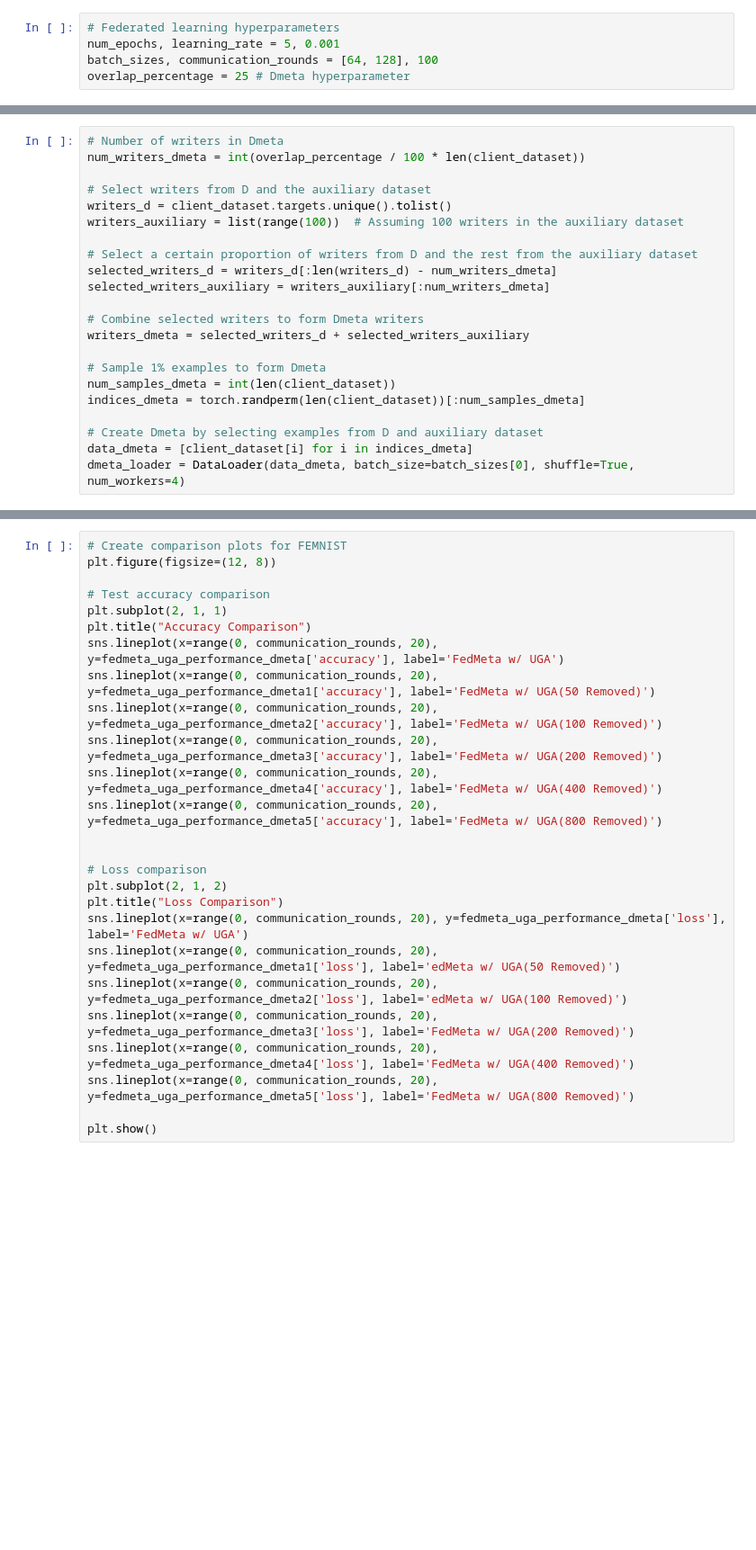
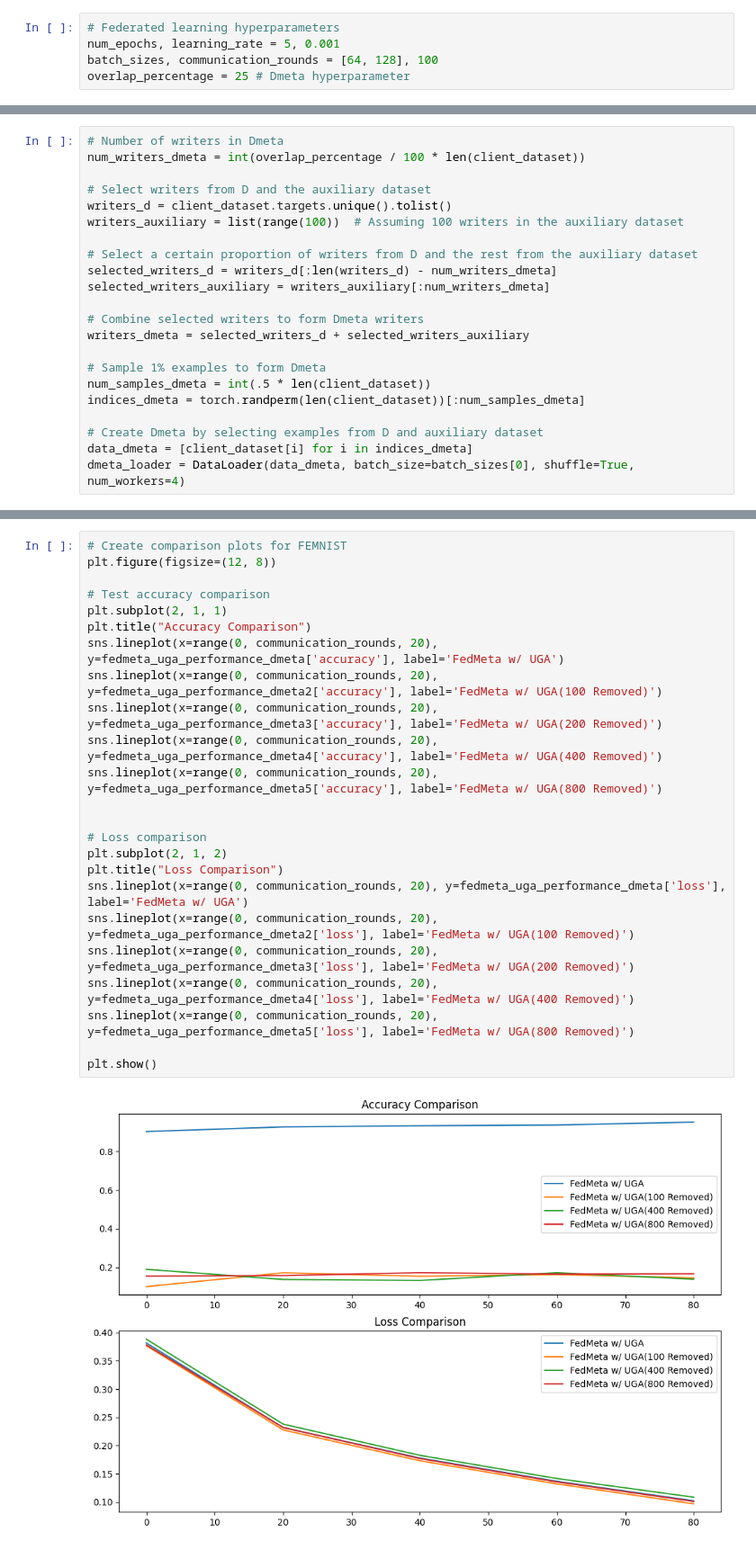
Before and after one commit to JheneJin/497FinalProject, a Jupyter notebook: D_meta_overlapping.ipynb, the cells around one changed output, grey strips where cells are left out. Shown at 90% size. Drawn from its saved outputs; the diff is of its cells as text; blank space fills up the shorter version.

```diff
--- a/D_meta_overlapping.ipynb
+++ b/D_meta_overlapping.ipynb
@@ -271,7 +255,7 @@ selected_writers_auxiliary = writers_auxiliary[:num_writers_dmeta]
 writers_dmeta = selected_writers_d + selected_writers_auxiliary
 
 # Sample 1% examples to form Dmeta
-num_samples_dmeta = int(len(client_dataset))
+num_samples_dmeta = int(.5 * len(client_dataset))
 indices_dmeta = torch.randperm(len(client_dataset))[:num_samples_dmeta]
 
 # Create Dmeta by selecting examples from D and auxiliary dataset
@@ -348,26 +324,26 @@ fedmeta_uga_performance_dmeta5 = train_federated_learning_with_dmetaAdj(fedmeta_
 # %%
 # Create comparison plots for FEMNIST
 plt.figure(figsize=(12, 8))
 
 # Test accuracy comparison
 plt.subplot(2, 1, 1)
 plt.title("Accuracy Comparison")
 sns.lineplot(x=range(0, communication_rounds, 20), y=fedmeta_uga_performance_dmeta['accuracy'], label='FedMeta w/ UGA')
-sns.lineplot(x=range(0, communication_rounds, 20), y=fedmeta_uga_performance_dmeta1['accuracy'], label='FedMeta w/ UGA(50 Removed)')
 sns.lineplot(x=range(0, communication_rounds, 20), y=fedmeta_uga_performance_dmeta2['accuracy'], label='FedMeta w/ UGA(100 Removed)')
 sns.lineplot(x=range(0, communication_rounds, 20), y=fedmeta_uga_performance_dmeta3['accuracy'], label='FedMeta w/ UGA(200 Removed)')
 sns.lineplot(x=range(0, communication_rounds, 20), y=fedmeta_uga_performance_dmeta4['accuracy'], label='FedMeta w/ UGA(400 Removed)')
 sns.lineplot(x=range(0, communication_rounds, 20), y=fedmeta_uga_performance_dmeta5['accuracy'], label='FedMeta w/ UGA(800 Removed)')
 
 
 # Loss comparison
 plt.subplot(2, 1, 2)
 plt.title("Loss Comparison")
 sns.lineplot(x=range(0, communication_rounds, 20), y=fedmeta_uga_performance_dmeta['loss'], label='FedMeta w/ UGA')
-sns.lineplot(x=range(0, communication_rounds, 20), y=fedmeta_uga_performance_dmeta1['loss'], label='edMeta w/ UGA(50 Removed)')
-sns.lineplot(x=range(0, communication_rounds, 20), y=fedmeta_uga_performance_dmeta2['loss'], label='edMeta w/ UGA(100 Removed)')
+sns.lineplot(x=range(0, communication_rounds, 20), y=fedmeta_uga_performance_dmeta2['loss'], label='FedMeta w/ UGA(100 Removed)')
 sns.lineplot(x=range(0, communication_rounds, 20), y=fedmeta_uga_performance_dmeta3['loss'], label='FedMeta w/ UGA(200 Removed)')
 sns.lineplot(x=range(0, communication_rounds, 20), y=fedmeta_uga_performance_dmeta4['loss'], label='FedMeta w/ UGA(400 Removed)')
 sns.lineplot(x=range(0, communication_rounds, 20), y=fedmeta_uga_performance_dmeta5['loss'], label='FedMeta w/ UGA(800 Removed)')
 
 plt.show()
+# %% [output]
+[figure, added]
```
Also changed, not shown: parts of 8 cells of this notebook, 1 other file.
